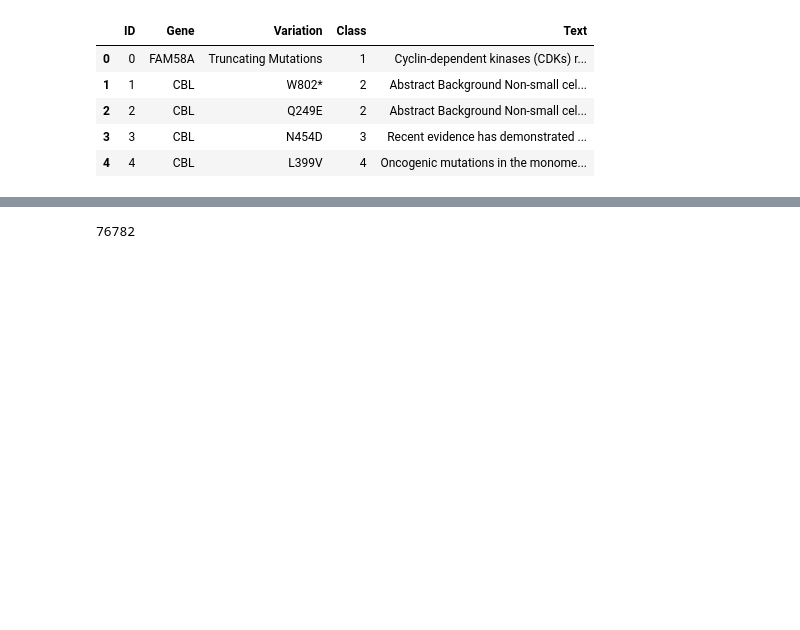
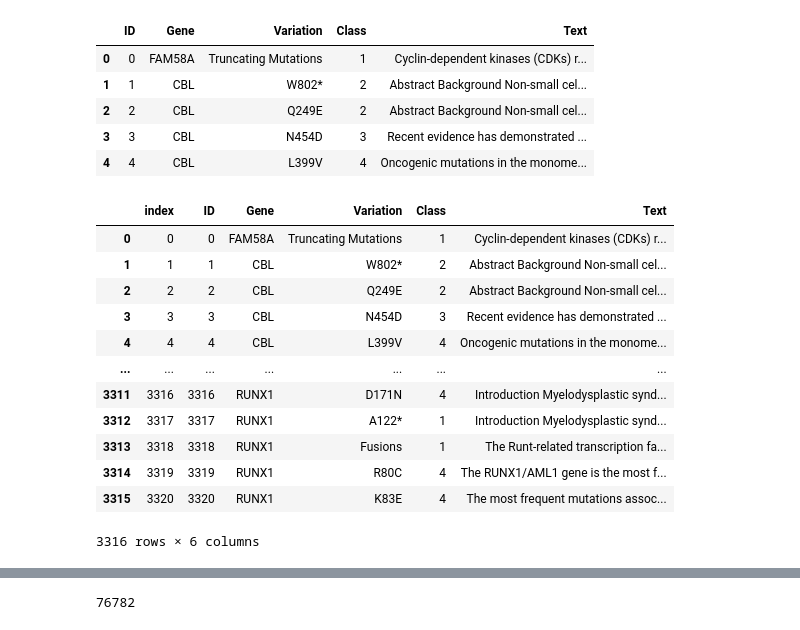
Before and after one commit to annamalkova8/Kaggle, a Jupyter notebook: cancer-treatment-prediction-my-vers.ipynb, the cells around one changed output, grey strips where cells are left out. Cells and saved outputs as stored; diff of their text form; code cells hidden in the pictures; blank space fills up the shorter version.

```diff
--- a/cancer-treatment-prediction-my-vers.ipynb
+++ b/cancer-treatment-prediction-my-vers.ipynb
@@ -169,6 +169,21 @@ None
 | 4 | 4 | CBL | L399V | 4 | Oncogenic mutations in the monome... |
 # %%
 train.dropna(axis=0, inplace=True)
+train.reset_index()
+# %% [output]
+|  | index | ID | Gene | Variation | Class | Text |
+| 0 | 0 | 0 | FAM58A | Truncating Mutations | 1 | Cyclin-dependent kinases (CDKs) r... |
+| 1 | 1 | 1 | CBL | W802* | 2 | Abstract Background Non-small cel... |
+| 2 | 2 | 2 | CBL | Q249E | 2 | Abstract Background Non-small cel... |
+| 3 | 3 | 3 | CBL | N454D | 3 | Recent evidence has demonstrated ... |
+| 4 | 4 | 4 | CBL | L399V | 4 | Oncogenic mutations in the monome... |
+| ... | ... | ... | ... | ... | ... | ... |
+| 3311 | 3316 | 3316 | RUNX1 | D171N | 4 | Introduction Myelodysplastic synd... |
+| 3312 | 3317 | 3317 | RUNX1 | A122* | 1 | Introduction Myelodysplastic synd... |
+| 3313 | 3318 | 3318 | RUNX1 | Fusions | 1 | The Runt-related transcription fa... |
+| 3314 | 3319 | 3319 | RUNX1 | R80C | 4 | The RUNX1/AML1 gene is the most f... |
+| 3315 | 3320 | 3320 | RUNX1 | K83E | 4 | The most frequent mutations assoc... |
+3316 rows × 6 columns
 # %%
 fig = px.pie(
     values=train['Class'].value_counts(normalize=True).values,
```
Also changed, not shown: parts of 12 cells of this notebook.
